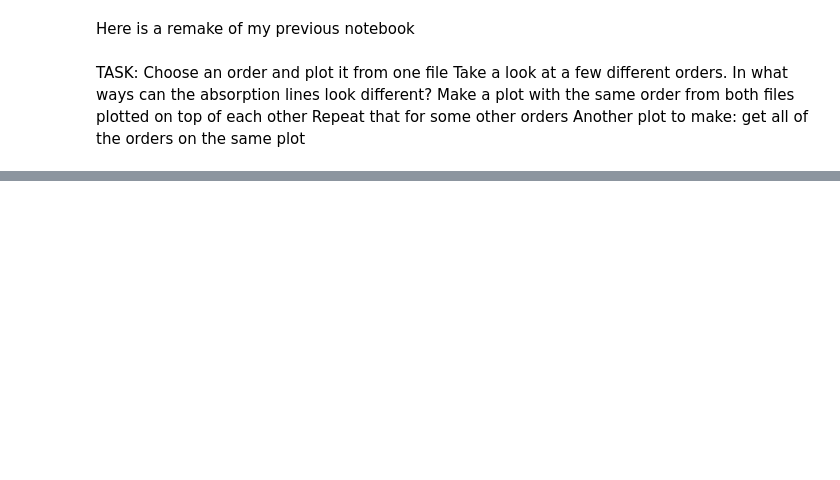
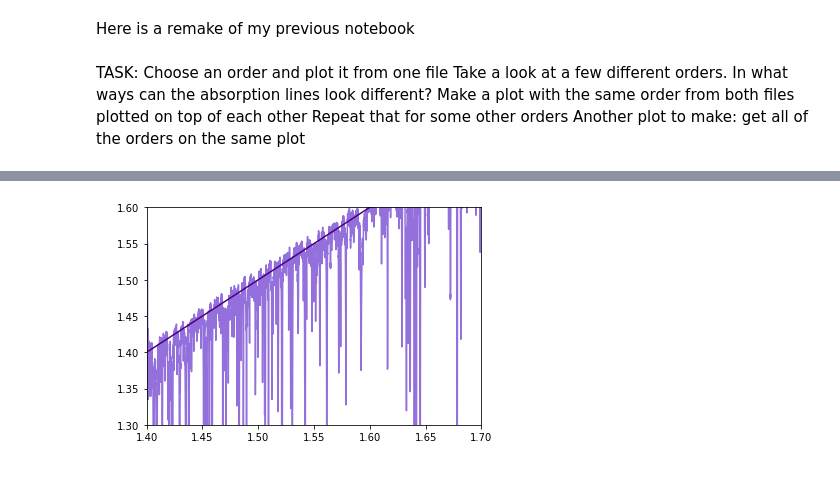
Before and after one commit to lianysfeliciano/RV_Exoplanets_REU, a Jupyter notebook: Lianys_Notebook/Express Plot 2.ipynb, the cells around one changed output, grey strips where cells are left out. Saved outputs shown, nothing was run; the diff lists cells and outputs as text; code cells hidden in the pictures; blank space fills up the shorter version.

```diff
--- a/Lianys_Notebook/Express Plot 2.ipynb
+++ b/Lianys_Notebook/Express Plot 2.ipynb
@@ -22,0 +87,14 @@ IndentationError: unexpected indent (1392527008.py, line 2)
+# %%
+s2=tab1080['spectrum'][72]
+c2=tab1080["continuum"][72]
+
+plt.plot(c2,s2,color='mediumpurple')
+plt.plot(c2,c2,color='indigo')
+
+plt.xlabel('Continuum',color='white')
+plt.ylabel('Spectrum',color='white')
+plt.xlim(1.4,1.7)
+plt.ylim(1.3,1.6)
+plt.show()
+# %% [output]
+[figure, added]
```
Also changed, not shown: parts of 17 cells of this notebook, 4 other files.
